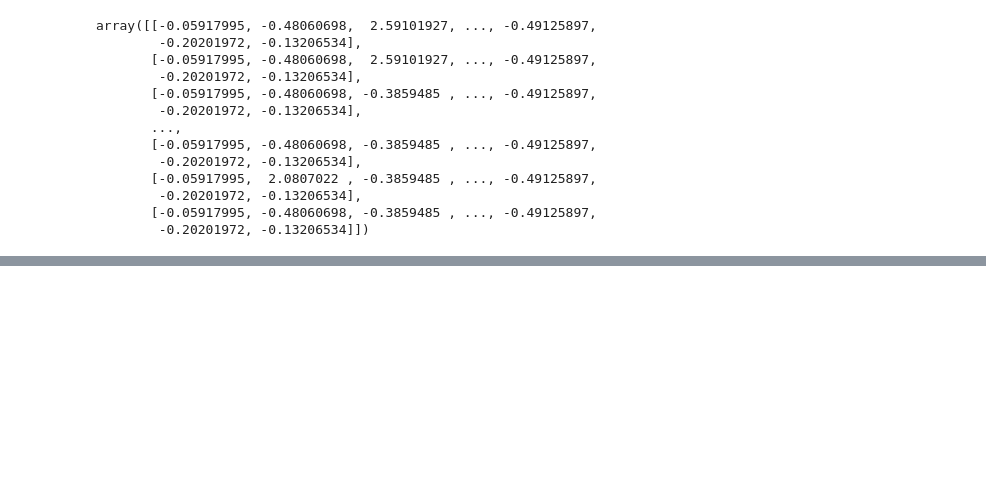
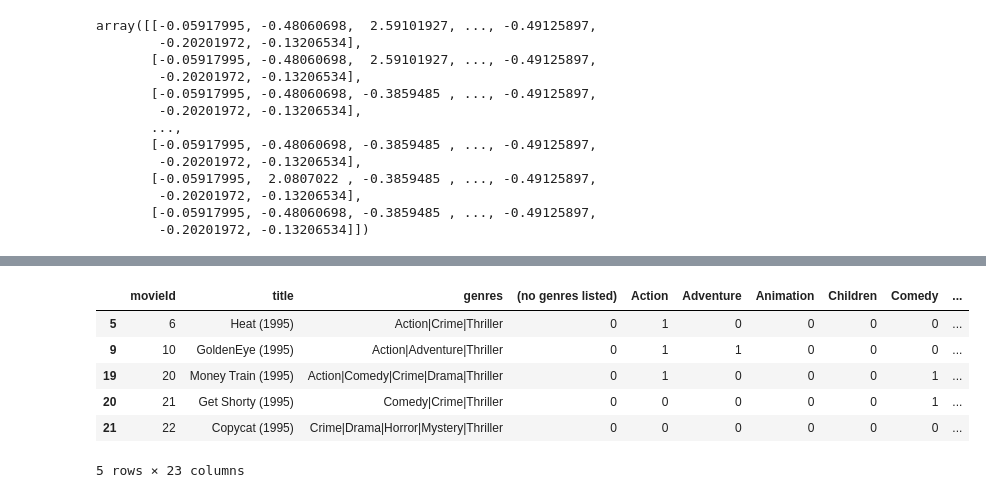
Before and after one commit to GabrielSimonetto/machine_learning, a Jupyter notebook: alura_nao_supervisionado/Parte 1.ipynb, the cells around one changed output, grey strips where cells are left out. Cells and saved outputs as stored; diff of their text form; code cells hidden in the pictures; blank space fills up the shorter version.

```diff
--- a/alura_nao_supervisionado/Parte 1.ipynb
+++ b/alura_nao_supervisionado/Parte 1.ipynb
@@ -48,0 +100,14 @@ array([[-0.05917995, -0.48060698,  2.59101927, ..., -0.49125897,
+# %%
+grupo = 2
+
+mask = modelo.labels_ == grupo
+
+dados_dos_filmes[mask].head()
+# %% [output]
+|  | movieId | title | genres | (no genres listed) | Action | Adventure | Animation | Children | Comedy | ... |
+| 5 | 6 | Heat (1995) | Action|Crime|Thriller | 0 | 1 | 0 | 0 | 0 | 0 | ... |
+| 9 | 10 | GoldenEye (1995) | Action|Adventure|Thriller | 0 | 1 | 1 | 0 | 0 | 0 | ... |
+| 19 | 20 | Money Train (1995) | Action|Comedy|Crime|Drama|Thriller | 0 | 1 | 0 | 0 | 0 | 1 | ... |
+| 20 | 21 | Get Shorty (1995) | Comedy|Crime|Thriller | 0 | 0 | 0 | 0 | 0 | 1 | ... |
+| 21 | 22 | Copycat (1995) | Crime|Drama|Horror|Mystery|Thriller | 0 | 0 | 0 | 0 | 0 | 0 | ... |
+5 rows × 23 columns
```
Also changed, not shown: parts of 10 cells of this notebook.
